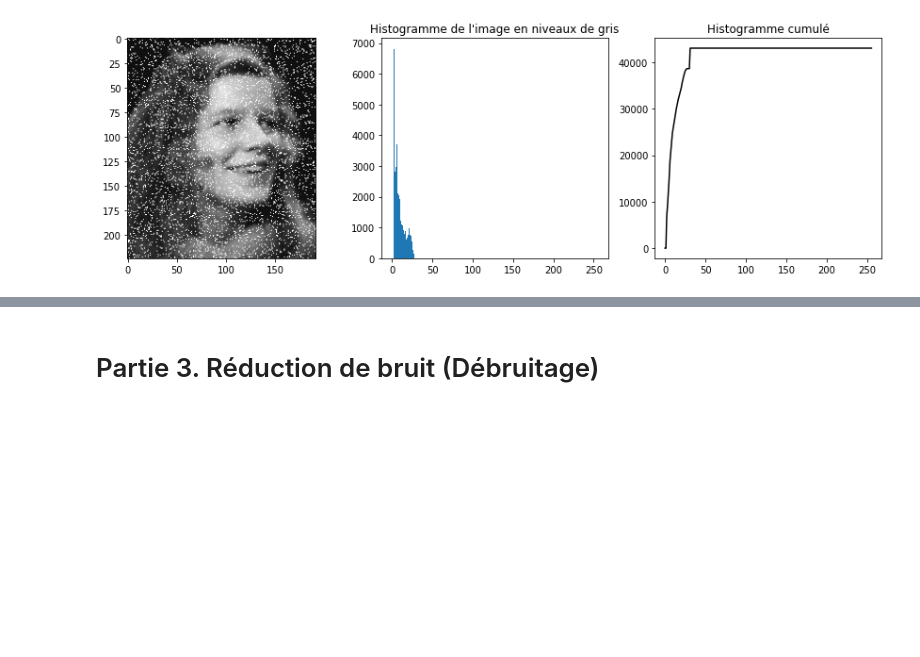
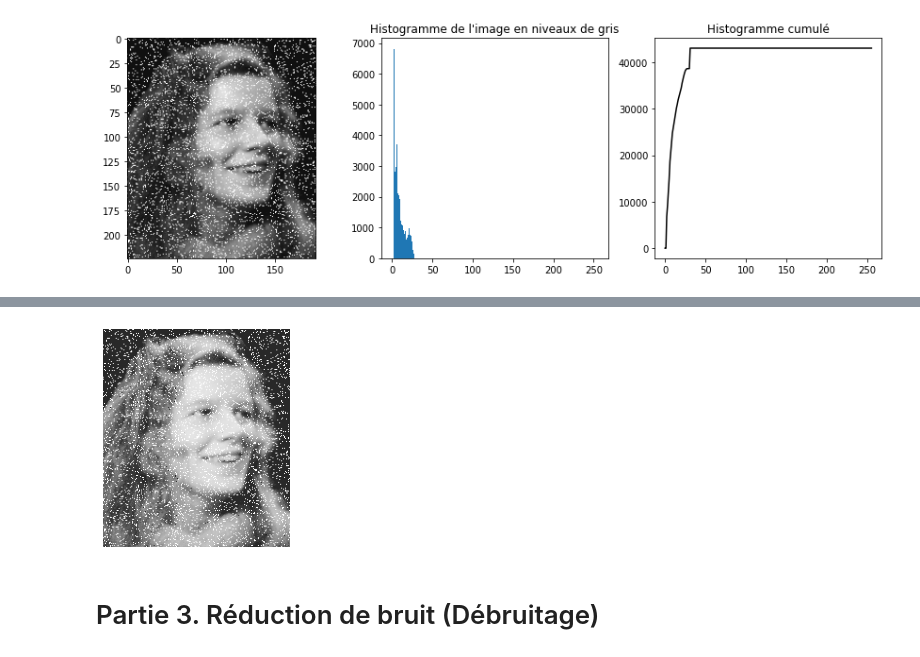
Before and after one commit to justirbs/AI_based_image_processing, a Jupyter notebook: TP1/tp1.ipynb, the cells around one changed output, grey strips where cells are left out. Drawn from its saved outputs; the diff is of its cells as text; code cells hidden in the pictures; blank space fills up the shorter version.

```diff
--- a/TP1/tp1.ipynb
+++ b/TP1/tp1.ipynb
@@ -314,3 +315,9 @@ plt.show()
+# %%
+plt.axis('off')  # Désactive les axes
+plt.imshow(equalized_image, cmap='gray')
+plt.savefig('histo_result.png')
+# %% [output]
+[figure, added]
 # %% [markdown]
 # Partie 3. Réduction de bruit (Débruitage)
 # %%
```
Also changed, not shown: parts of 3 cells of this notebook, 3 other files.
